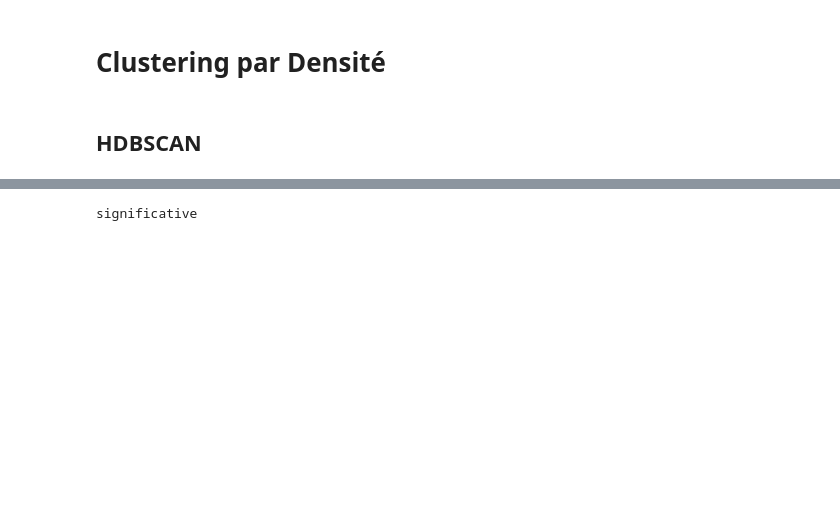
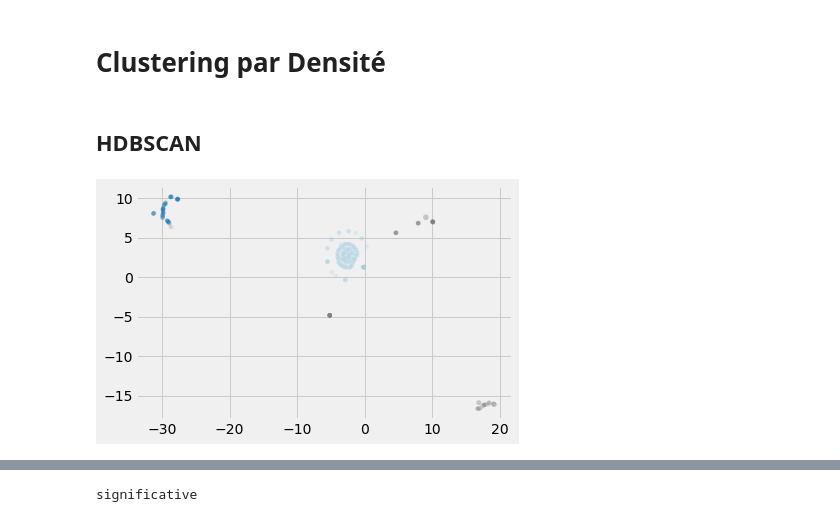
Before and after one commit to EddyVianney/Stage_master2_sdsc_eost, a Jupyter notebook: PMEDV_STAGE_SDSC_EOST.ipynb, the cells around one changed output, grey strips where cells are left out. Saved outputs shown, nothing was run; the diff lists cells and outputs as text; code cells hidden in the pictures; blank space fills up the shorter version.

```diff
--- a/PMEDV_STAGE_SDSC_EOST.ipynb
+++ b/PMEDV_STAGE_SDSC_EOST.ipynb
@@ -335,6 +351,10 @@ class TimeSerie():
         _, pval = f_regression(X,y.ravel())
         self.set_linear_reg_pvalue(pval)
 
+        # calculer la spente selon sklearn
+        reg = LinearRegression(fit_intercept=True).fit(X,y)
+
+
         # eliminer le bruit si la regression n'est pas significative (bourrage de zeros)
         if pval > alpha:
             #return self.clone(pd.DataFrame(0.0, index=self.serie.index, columns=self.serie.columns))
@@ -496,6 +516,9 @@ class DataFromImageCorrelation():
                 distances_matrix[n, m] = dist
                 distances_matrix[m, m] = dist
         return distances_matrix
+
+    def filter_vel(self, thr):
+        return True
 # %%
 class Visualization():
 
@@ -631,9 +654,10 @@ df_ew, df_ew_ts = load_data('MM_TIO_EW_31TGK_20151227_to_20200906.csv')
 # chargement de la composante Nord-Sud du mouvement du sol
 df_ns, df_ns_ts = load_data('MM_TIO_NS_31TGK_20151227_to_20200906.csv')
 # %%
+n = 1000
 RASTER_FOLDER_PATH = 'rasters'
 DEM_FILENAME =  '31TGK_copernicus_dem.tif'
-Data = DataFromImageCorrelation(RASTER_FOLDER_PATH, DEM_FILENAME, df_ew, df_ns_ts, df_ew_ts)
+Data = DataFromImageCorrelation(RASTER_FOLDER_PATH, DEM_FILENAME, df_ew.head(n), df_ns_ts[:n], df_ew_ts[:n])
 # %% [markdown]
 # Visualisation
 # %%
@@ -757,7 +800,7 @@ class Clustering():
         for num_cluster in range(n_clusters):
             for serie_index in range(len(self.data.magnitudes)):
                 if labels[serie_index] == num_cluster:
-                    axs[int(num_cluster / n_cols), num_cluster % n_cols].plot(self.data.magnitudes[serie_index].serie, c='blue', alpha=0.2)
+                    axs[int(num_cluster / n_cols), num_cluster % n_cols].plot(self.data.magnitudes[serie_index], c='blue', alpha=0.2)
             axs[int(num_cluster / n_cols), num_cluster % n_cols].set_title('Cluster %d'%(num_cluster + 1))
         fig.tight_layout()
 
@@ -806,9 +849,15 @@ class Clustering():
         else:
             scales = [scale]*n_clusters
         return icon_links, scales
+
+    # coefficient de silhouette ?
+    def validate(self):
+        return DBCV(self.data.magnitudes, self.result.labels_, dist_function=euclidean)
 # %%
 import simplekml
 clustering = Clustering(Data)
-clustering.cluster(min_cluster_size=30, precomputed=False)
+clustering.cluster(min_cluster_size=50, precomputed=False)
 clustering.visualize()
 clustering.generate_kml_file()
+# %% [output]
+[figure, added]
```
Also changed, not shown: parts of 21 cells of this notebook.
